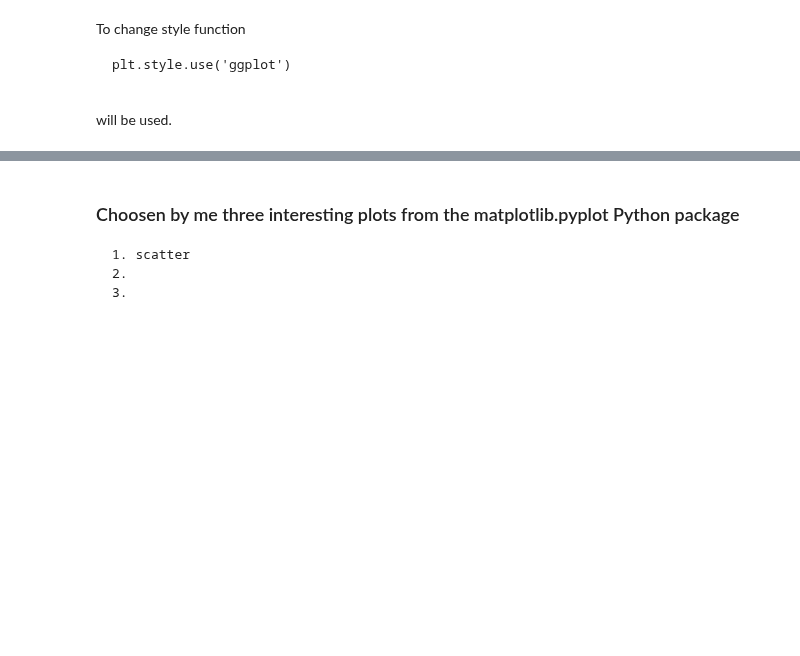
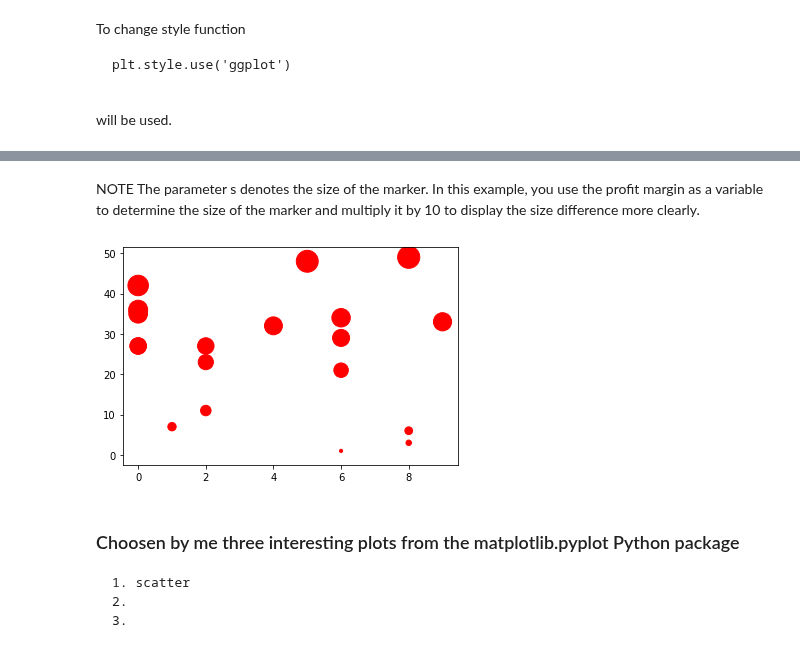
Before and after one commit to DracoNibilis/CAO_Points_Analysis, a Jupyter notebook: pyplot.ipynb, the cells around one changed output, grey strips where cells are left out. Saved outputs shown, nothing was run; the diff lists cells and outputs as text; code cells hidden in the pictures; blank space fills up the shorter version.

```diff
--- a/pyplot.ipynb
+++ b/pyplot.ipynb
@@ -298,0 +337,8 @@ will be used.
+# %% [markdown]
+NOTE The parameter s denotes the size of the marker. In this example, you use the profit margin as a variable to determine the size of the marker and multiply it by 10 to display the size difference more clearly.
+# %%
+# Changing color.
+plt.scatter(x,y, s=y*10, color='red')
+plt.show()
+# %% [output]
+[figure, added]
```
Also changed, not shown: parts of 11 cells of this notebook.
